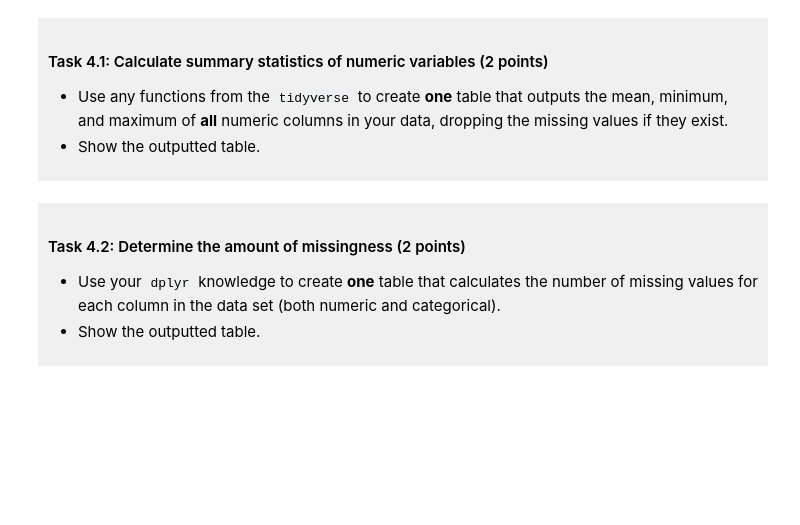
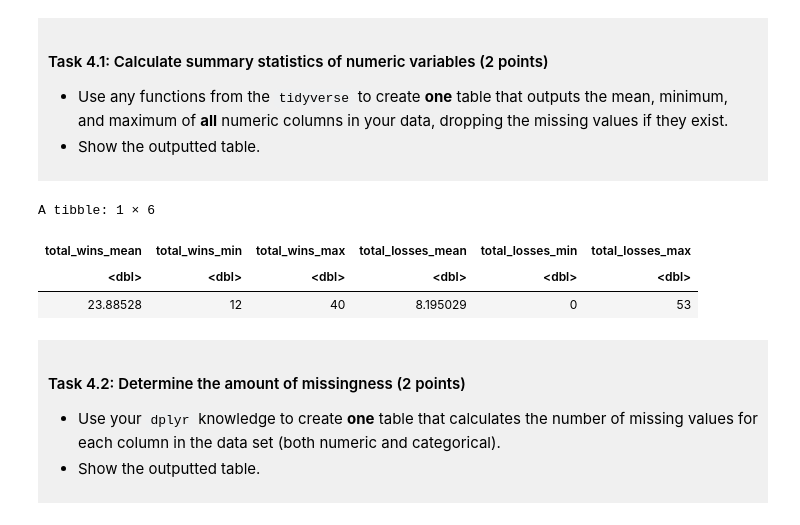
Before and after one commit to cliupatra/dsci-100-project-alexis-liu, a Jupyter notebook: dsci-100-project-notebook.ipynb, the cells around one changed output. Cells and saved outputs as stored; diff of their text form; code cells hidden in the pictures; blank space fills up the shorter version.

```diff
--- a/dsci-100-project-notebook.ipynb
+++ b/dsci-100-project-notebook.ipynb
@@ -267,7 +279,19 @@ You will refine your research question (if needed) and produce a tidy data set.
 
 </div>
 # %%
-### EDIT THIS CODE CELL ###
+summary_tbl <- summarize(basketball_tidy,
+                        total_wins_mean = mean(total_wins, na.rm = TRUE),
+                        total_wins_min = min(total_wins, na.rm = TRUE),
+                        total_wins_max = max(total_wins, na.rm = TRUE),
+                        total_losses_mean = mean(total_losses, na.rm = TRUE),
+                        total_losses_min = min(total_losses, na.rm = TRUE),
+                        total_losses_max = max(total_losses, na.rm = TRUE))
+summary_tbl
+# %% [output]
+A tibble: 1 × 6
+| total_wins_mean | total_wins_min | total_wins_max | total_losses_mean | total_losses_min | total_losses_max |
+| <dbl> | <dbl> | <dbl> | <dbl> | <dbl> | <dbl> |
+| 23.88528 | 12 | 40 | 8.195029 | 0 | 53 |
 # %% [markdown]
 <div style="background-color: #f0f0f0; padding: 10px;">
 
```
Also changed, not shown: parts of 3 cells of this notebook.
